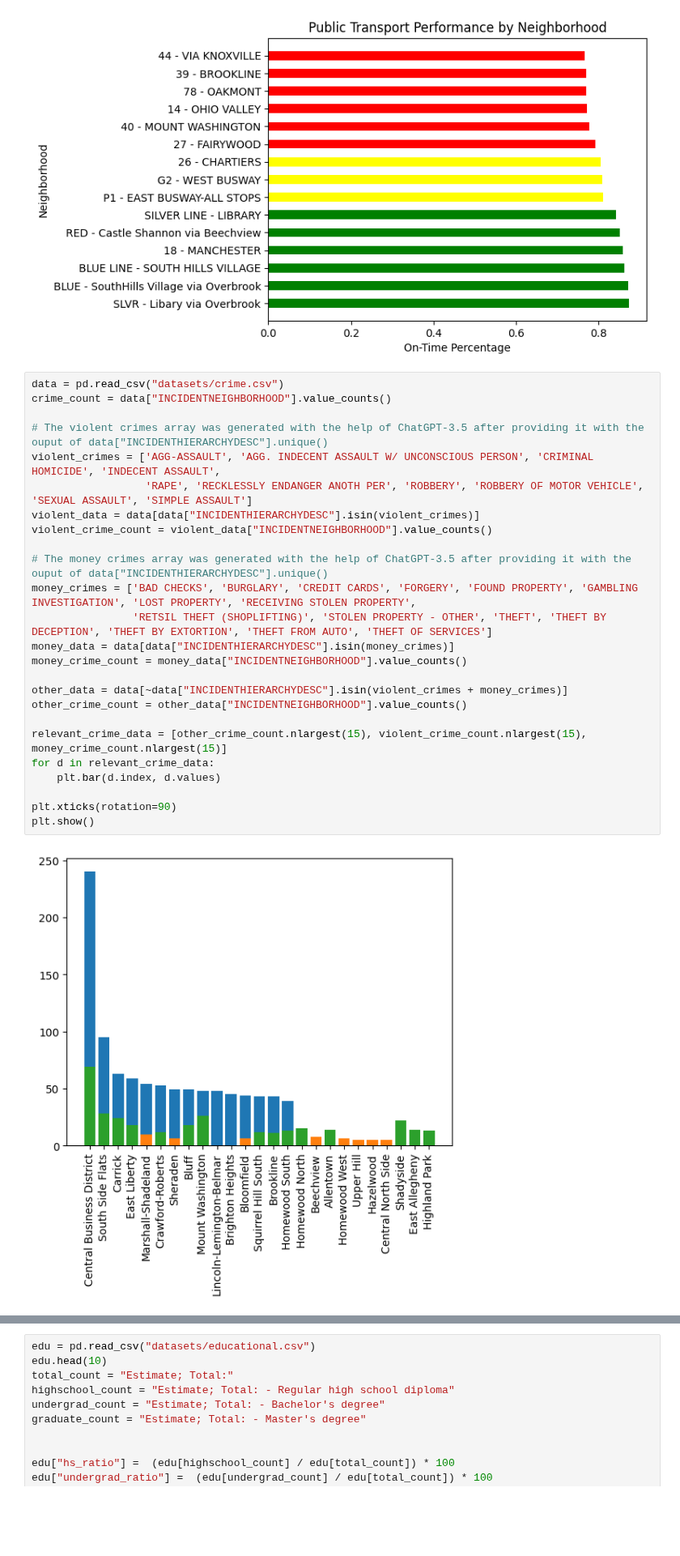
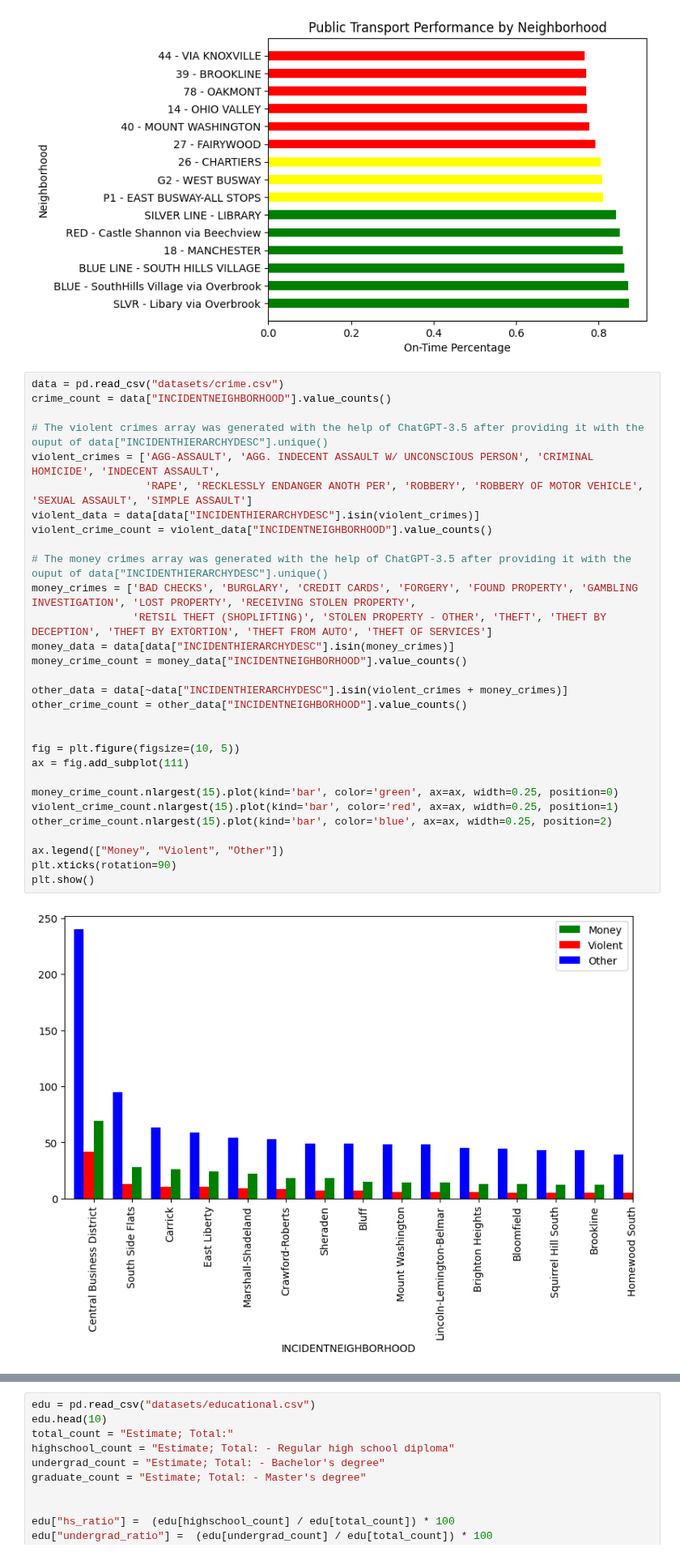
Before and after one commit to CMPINF-0010/Final-Project, a Jupyter notebook: final.ipynb, the cells around one changed output, grey strips where cells are left out. Shown at 81% size. Saved outputs shown, nothing was run; the diff lists cells and outputs as text; blank space fills up the shorter version.

Commit message:
Improved crime graph

```diff
--- a/final.ipynb
+++ b/final.ipynb
@@ -48,30 +48,35 @@ plt.show()
 # %%
 data = pd.read_csv("datasets/crime.csv")
 crime_count = data["INCIDENTNEIGHBORHOOD"].value_counts()
 
 # The violent crimes array was generated with the help of ChatGPT-3.5 after providing it with the ouput of data["INCIDENTHIERARCHYDESC"].unique()
 violent_crimes = ['AGG-ASSAULT', 'AGG. INDECENT ASSAULT W/ UNCONSCIOUS PERSON', 'CRIMINAL HOMICIDE', 'INDECENT ASSAULT',
                   'RAPE', 'RECKLESSLY ENDANGER ANOTH PER', 'ROBBERY', 'ROBBERY OF MOTOR VEHICLE', 'SEXUAL ASSAULT', 'SIMPLE ASSAULT']
 violent_data = data[data["INCIDENTHIERARCHYDESC"].isin(violent_crimes)]
 violent_crime_count = violent_data["INCIDENTNEIGHBORHOOD"].value_counts()
 
 # The money crimes array was generated with the help of ChatGPT-3.5 after providing it with the ouput of data["INCIDENTHIERARCHYDESC"].unique()
 money_crimes = ['BAD CHECKS', 'BURGLARY', 'CREDIT CARDS', 'FORGERY', 'FOUND PROPERTY', 'GAMBLING INVESTIGATION', 'LOST PROPERTY', 'RECEIVING STOLEN PROPERTY',
                 'RETSIL THEFT (SHOPLIFTING)', 'STOLEN PROPERTY - OTHER', 'THEFT', 'THEFT BY DECEPTION', 'THEFT BY EXTORTION', 'THEFT FROM AUTO', 'THEFT OF SERVICES']
 money_data = data[data["INCIDENTHIERARCHYDESC"].isin(money_crimes)]
 money_crime_count = money_data["INCIDENTNEIGHBORHOOD"].value_counts()
 
 other_data = data[~data["INCIDENTHIERARCHYDESC"].isin(violent_crimes + money_crimes)]
 other_crime_count = other_data["INCIDENTNEIGHBORHOOD"].value_counts()
 
-relevant_crime_data = [other_crime_count.nlargest(15), violent_crime_count.nlargest(15), money_crime_count.nlargest(15)]
-for d in relevant_crime_data:
-    plt.bar(d.index, d.values)
 
+fig = plt.figure(figsize=(10, 5))
+ax = fig.add_subplot(111)
+
+money_crime_count.nlargest(15).plot(kind='bar', color='green', ax=ax, width=0.25, position=0)
+violent_crime_count.nlargest(15).plot(kind='bar', color='red', ax=ax, width=0.25, position=1)
+other_crime_count.nlargest(15).plot(kind='bar', color='blue', ax=ax, width=0.25, position=2)
+
+ax.legend(["Money", "Violent", "Other"])
 plt.xticks(rotation=90)
 plt.show()
 # %% [output]
-[figure, old version]
+[figure, new version]
 # %%
 weighted_crimes = crime_count.to_dict()
 for k, v in violent_crime_count.items():
```
Also changed, not shown: parts of 1 cell of this notebook.
